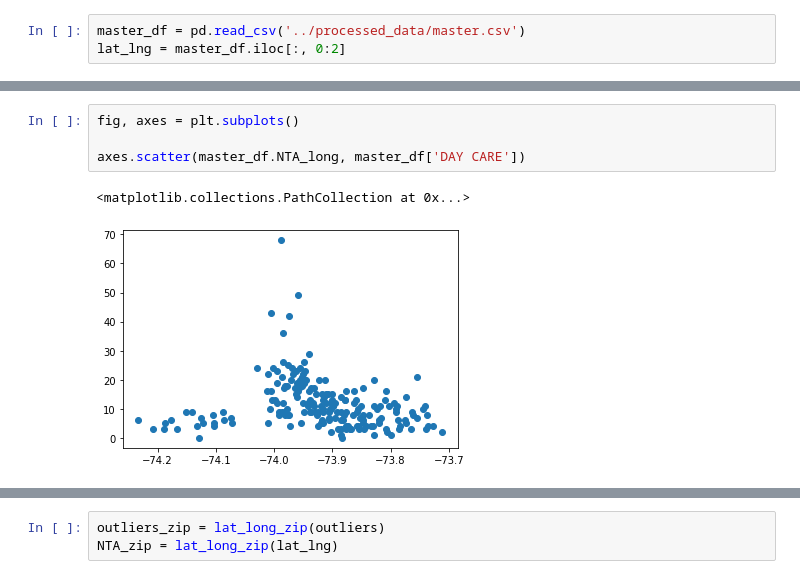
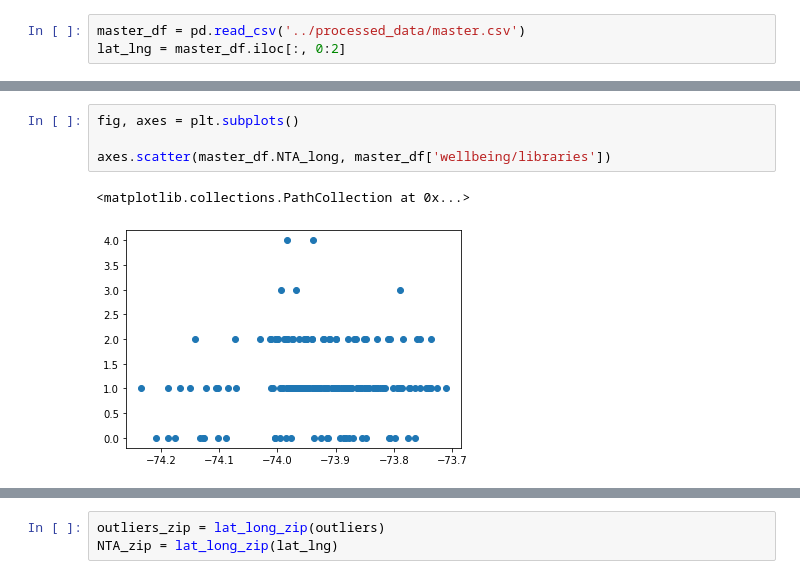
Before and after one commit to fynnweaver/Mid-Term-Project, a Jupyter notebook: notebooks/testing.ipynb, the cells around one changed output, grey strips where cells are left out. Drawn from its saved outputs; the diff is of its cells as text.

Commit message:
Third and Fourth Clusters
Third cluster attempt
Fourth Cluster attempt
Added master_backup
Removed Files that broke git
wow am I gald this commit is done

```diff
--- a/notebooks/testing.ipynb
+++ b/notebooks/testing.ipynb
@@ -26,8 +26,8 @@ master_df.describe()
 # %%
 fig, axes = plt.subplots()
 
-axes.scatter(master_df.NTA_long, master_df['DAY CARE'])
+axes.scatter(master_df.NTA_long, master_df['wellbeing/libraries'])
 # %% [output]
 <matplotlib.collections.PathCollection at 0x...>
-[figure, old version]
+[figure, new version]
 # %%
```
Also changed, not shown: parts of 5 cells of this notebook, 12 other files.
